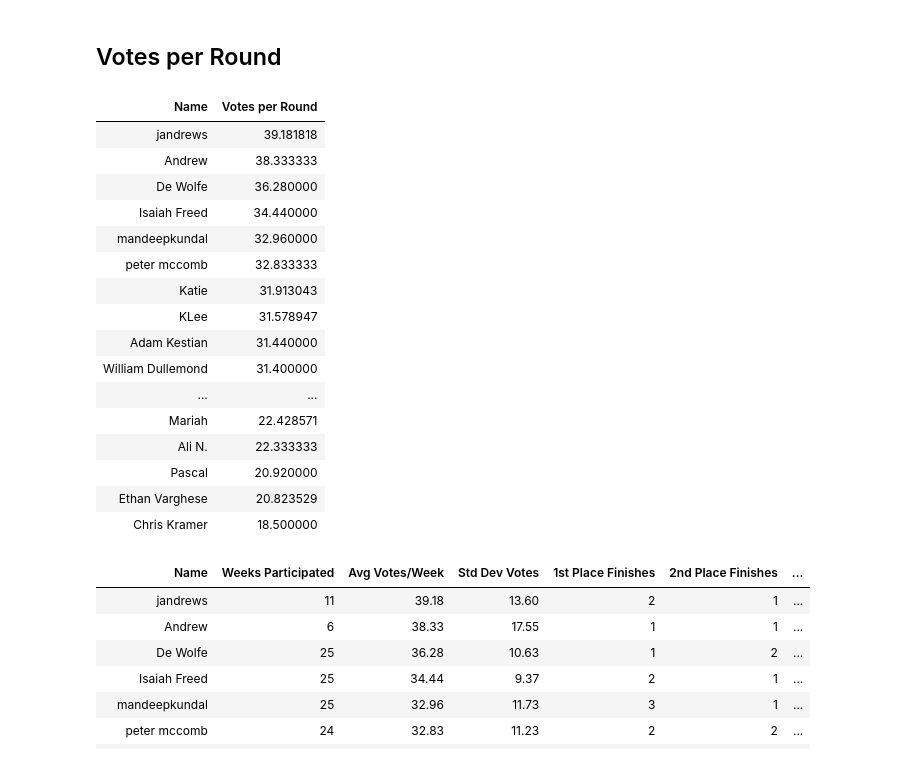
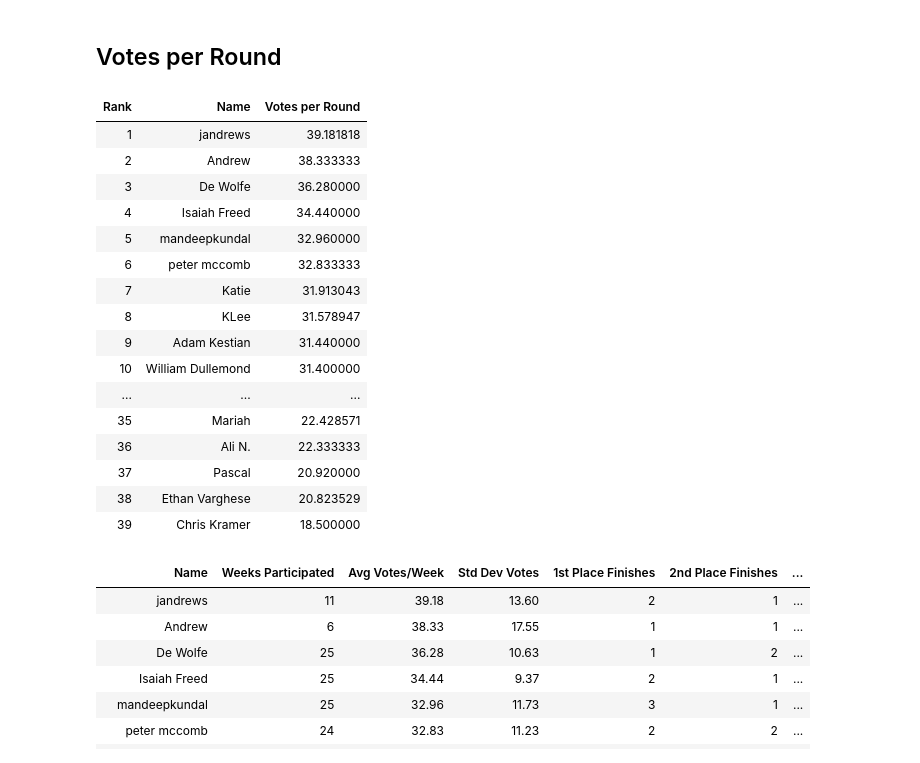
Before and after one commit to Briggernaut/MusicLeagueAnalysis, a Jupyter notebook: MusicLeagueAnalysis.ipynb, the cells around one changed output. Cells and saved outputs as stored; diff of their text form; code cells hidden in the pictures.

```diff
--- a/MusicLeagueAnalysis.ipynb
+++ b/MusicLeagueAnalysis.ipynb
@@ -608,29 +513,31 @@ Dropdown(description='Player:', index=27, options=('Adam Kestian', 'Ali N.', 'An
 # %% [markdown]
 ## Votes per Round
 # %%
-#@title Display list of best votes per round
+#@title Ranking of votes per round
 # sort by votes/round
-display_df = player_stat_df[['Name', 'Votes per Round']].sort_values(by='Votes per Round', ascending=False)
+player_stat_df['Rank'] = player_stat_df["Votes per Round"].rank(ascending=False, method="dense").astype(int)
+display_df = player_stat_df[['Rank','Name', 'Votes per Round']].sort_values(by='Votes per Round', ascending=False)
+
 # display list
 display(display_df.style.hide(axis="index"))
 # %% [output]
-| Name | Votes per Round |
-| jandrews | 39.181818 |
-| Andrew | 38.333333 |
-| De Wolfe | 36.280000 |
-| Isaiah Freed | 34.440000 |
-| mandeepkundal | 32.960000 |
-| peter mccomb | 32.833333 |
-| Katie | 31.913043 |
-| KLee | 31.578947 |
-| Adam Kestian | 31.440000 |
-| William Dullemond | 31.400000 |
-| ... | ... |
-| Mariah | 22.428571 |
-| Ali N. | 22.333333 |
-| Pascal | 20.920000 |
-| Ethan Varghese | 20.823529 |
-| Chris Kramer | 18.500000 |
+| Rank | Name | Votes per Round |
+| 1 | jandrews | 39.181818 |
+| 2 | Andrew | 38.333333 |
+| 3 | De Wolfe | 36.280000 |
+| 4 | Isaiah Freed | 34.440000 |
+| 5 | mandeepkundal | 32.960000 |
+| 6 | peter mccomb | 32.833333 |
+| 7 | Katie | 31.913043 |
+| 8 | KLee | 31.578947 |
+| 9 | Adam Kestian | 31.440000 |
+| 10 | William Dullemond | 31.400000 |
+| ... | ... | ... |
+| 35 | Mariah | 22.428571 |
+| 36 | Ali N. | 22.333333 |
+| 37 | Pascal | 20.920000 |
+| 38 | Ethan Varghese | 20.823529 |
+| 39 | Chris Kramer | 18.500000 |
 # %%
 #@title Player results table
 import pandas as pd
```
Also changed, not shown: parts of 7 cells of this notebook.
